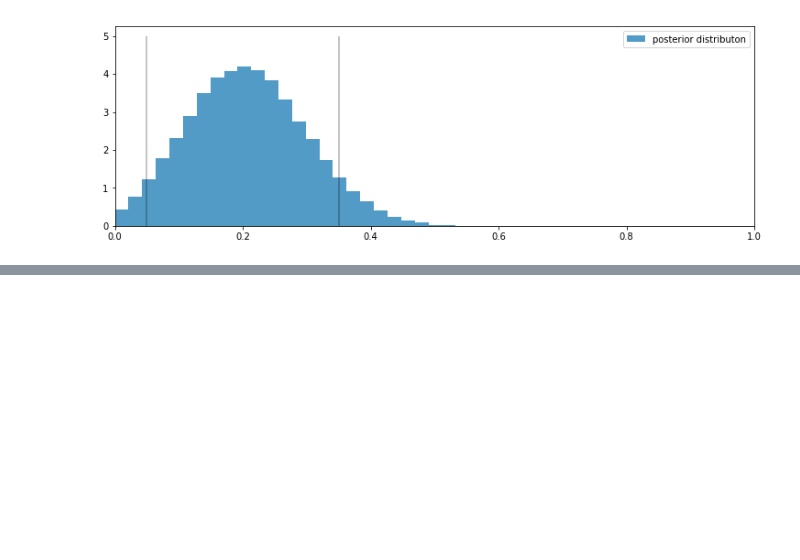
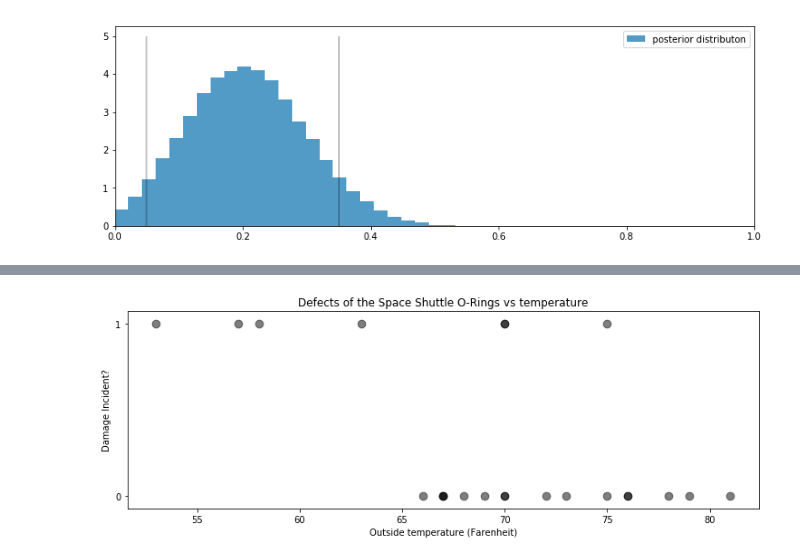
Before and after one commit to CLuiz/probabalistic_programming, a Jupyter notebook: ch2.ipynb, the cells around one changed output, grey strips where cells are left out. Drawn from its saved outputs; the diff is of its cells as text; code cells hidden in the pictures; blank space fills up the shorter version.

```diff
--- a/ch2.ipynb
+++ b/ch2.ipynb
@@ -464,0 +416,27 @@ pd.DataFrame(data.split())
+# %%
+challenger_data =[[ 66.,   0.],
+ [ 70.,   1.],
+ [ 69.,   0.],
+ [ 68.,   0.],
+ [ 67.,   0.],
+ [ 72.,   0.],
+ [ 73.,   0.],
+ [ 70.,   0.],
+ [ 57.,   1.],
+ [ 63.,   1.],
+ [ 70.,   1.],
+ [ 78.,   0.],
+ [ 67.,   0.],
+ [ 53.,   1.],
+ [ 67.,   0.],
+ [ 75.,   0.],
+ [ 70.,   0.],
+ [ 81.,   0.],
+ [ 76.,   0.],
+ [ 79.,   0.],
+ [ 75.,   1.],
+ [ 76.,   0.],
+ [ 58.,   1.]]
+
+import pandas as pd
+df = pd.DataFrame(challenger_data, columns=["Temp (F)", "O-Ring failure?"])
@@ -464,0 +452,9 @@ pd.DataFrame(data.split())
+# %%
+plt.scatter(df['Temp (F)'], df['O-Ring failure?'], s=75,
+           color="k", alpha=.5)
+plt.yticks([0, 1])
+plt.ylabel("Damage Incident?")
+plt.xlabel("Outside temperature (Farenheit)")
+plt.title("Defects of the Space Shuttle O-Rings vs temperature");
+# %% [output]
+[figure, added]
```
Also changed, not shown: parts of 7 cells of this notebook.
